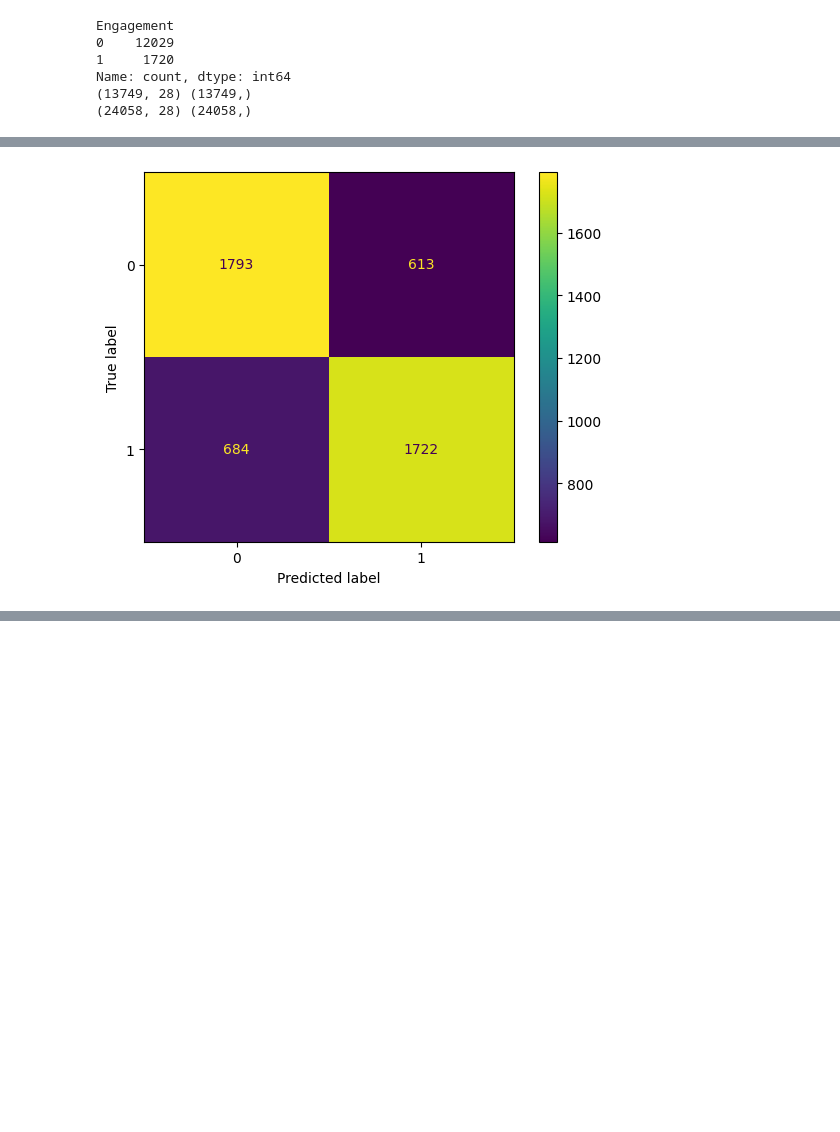
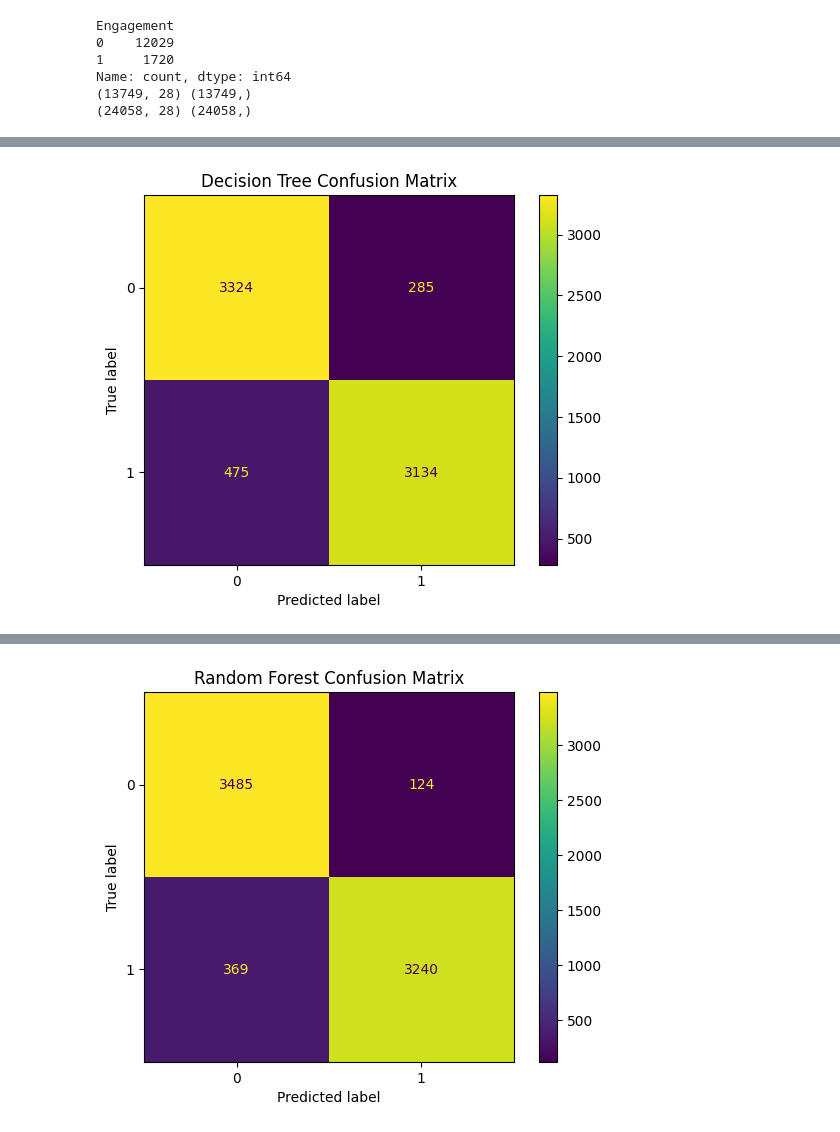
Before and after one commit to jocelynjiang1/ds3001-env-sm, a Jupyter notebook: final-project-src/eda.ipynb, the cells around one changed output, grey strips where cells are left out. Cells and saved outputs as stored; diff of their text form; code cells hidden in the pictures; blank space fills up the shorter version.

Commit message:
added k-means clustering and decision trees

```diff
--- a/final-project-src/eda.ipynb
+++ b/final-project-src/eda.ipynb
@@ -143,35 +187,64 @@ F_METRO                         0.088849
 # %%
-#Logistic Regression as our Supervised Model
-from sklearn.model_selection import train_test_split
-from sklearn.linear_model import LogisticRegression
-from sklearn.metrics import accuracy_score, precision_score, recall_score, f1_score, confusion_matrix, ConfusionMatrixDisplay
+from sklearn.model_selection import train_test_split, GridSearchCV
+from sklearn.metrics import accuracy_score, f1_score, classification_report, confusion_matrix, ConfusionMatrixDisplay
+from sklearn.tree import DecisionTreeClassifier
 from sklearn.ensemble import RandomForestClassifier
+import seaborn as sns
+import matplotlib.pyplot as plt
 
 X_train, X_test, y_train, y_test = train_test_split(
-    feat_df_balanced, target_balanced, test_size=0.2, random_state=42, stratify=target_balanced)
+    feat_df_balanced, target_balanced, test_size=0.3, random_state=42, stratify=target_balanced
+)
+dt_params = {
+    'max_depth': [3, 5, 10, None],
+    'min_samples_split': [2, 5, 10],
+    'min_samples_leaf': [1, 2, 4]
+}
 
-# Instantiate model — you could try changing C (regularization strength) to tune it
-model = LogisticRegression(max_iter=1000, random_state=42)
-model.fit(X_train, y_train)
-y_pred = model.predict(X_test)
+dt = DecisionTreeClassifier(random_state=42)
+dt_grid = GridSearchCV(dt, dt_params, cv=5, scoring='f1_weighted')
+dt_grid.fit(X_train, y_train)
 
-accuracy = accuracy_score(y_test, y_pred)
-precision = precision_score(y_test, y_pred)
-recall = recall_score(y_test, y_pred)
-f1 = f1_score(y_test, y_pred)
+dt_best = dt_grid.best_estimator_
+y_pred_dt = dt_best.predict(X_test)
+rf_params = {
+    'n_estimators': [50, 100, 150],
+    'max_depth': [5, 10, None],
+    'min_samples_split': [2, 5],
+    'min_samples_leaf': [1, 2]
+}
 
-print("Accuracy:", accuracy)
-print("Precision:", precision)
-print("Recall:", recall)
-print("F1 Score:", f1)
+rf = RandomForestClassifier(random_state=42)
+rf_grid = GridSearchCV(rf, rf_params, cv=5, scoring='f1_weighted')
+rf_grid.fit(X_train, y_train)
 
-# Optional: plot confusion matrix
-ConfusionMatrixDisplay.from_estimator(model, X_test, y_test)
+rf_best = rf_grid.best_estimator_
+y_pred_rf = rf_best.predict(X_test)
+def evaluate_model(name, y_test, y_pred):
+    print(f"==== {name} ====")
+    print("Accuracy:", accuracy_score(y_test, y_pred))
+    print("F1 Score (macro):", f1_score(y_test, y_pred, average='macro'))
+    print("F1 Score (weighted):", f1_score(y_test, y_pred, average='weighted'))
+    print("Classification Report:\n", classification_report(y_test, y_pred))
 
-rf = RandomForestClassifier(n_estimators=100, random_state=42)
-rf.fit(X_train, y_train)
-rf_pred = rf.predict(X_test)
+    cm = confusion_matrix(y_test, y_pred)
+    disp = ConfusionMatrixDisplay(confusion_matrix=cm)
+    disp.plot()
+    plt.title(f"{name} Confusion Matrix")
+    plt.show()
 
-# Evaluate
-print("Random Forest F1:", f1_score(y_test, rf_pred))
+evaluate_model("Decision Tree", y_test, y_pred_dt)
+evaluate_model("Random Forest", y_test, y_pred_rf)
+importances = rf_best.feature_importances_
+feat_names = feat_df_balanced.columns
+importance_df = pd.DataFrame({'Feature': feat_names, 'Importance': importances})
+importance_df = importance_df.sort_values(by='Importance', ascending=False)
+
+plt.figure(figsize=(10, 6))
+sns.barplot(data=importance_df.head(10), x='Importance', y='Feature', palette='viridis')
+plt.title("Top 10 Feature Importances from Random Forest")
+plt.xlabel("Importance Score")
+plt.ylabel("Feature")
+plt.tight_layout()
+plt.show()
 # %% [output]
@@ -183 +264 @@ Random Forest F1: 0.9313767803193785
-[figure, old version]
+[figure, new version]
@@ -183,0 +278 @@ Random Forest F1: 0.9313767803193785
+[figure, added]
```
Also changed, not shown: parts of 3 cells of this notebook.
